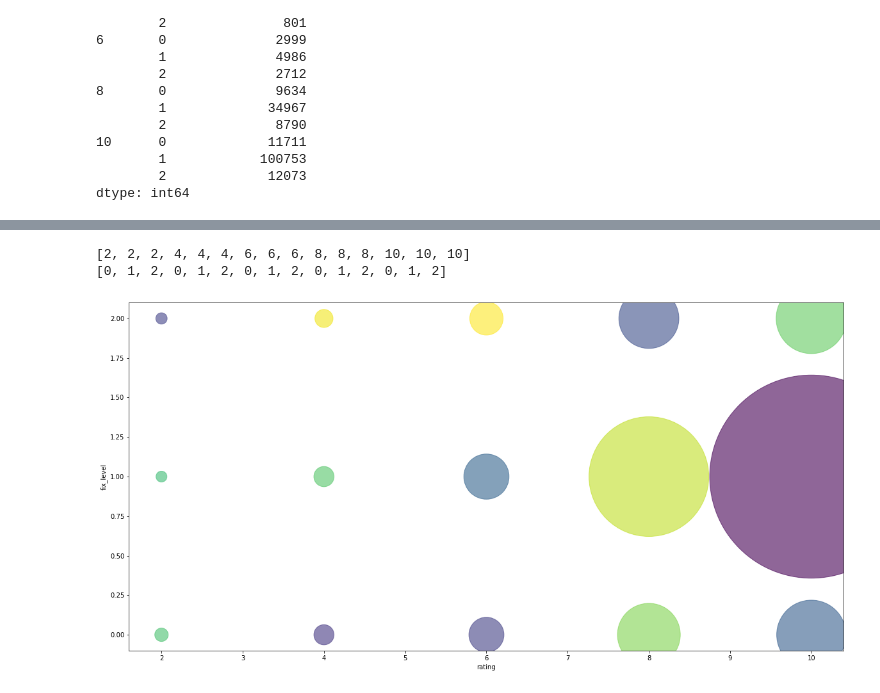
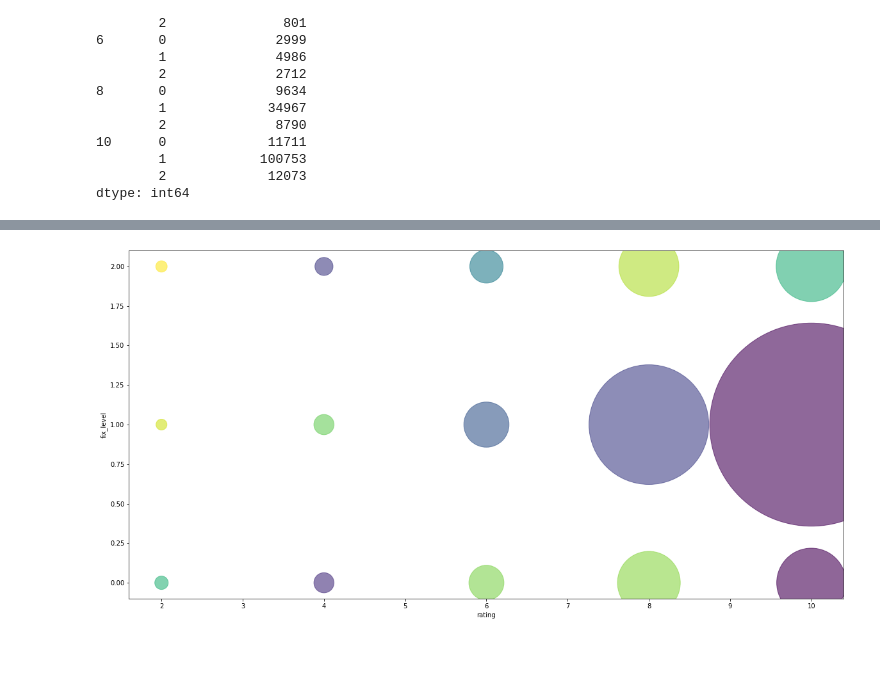
Before and after one commit to WZX1998/Clothing-Fit-Data-Mining, a Jupyter notebook: CSE 258 Assignment2.ipynb, the cells around one changed output, grey strips where cells are left out. Cells and saved outputs as stored; diff of their text form; code cells hidden in the pictures; blank space fills up the shorter version.

```diff
--- a/CSE 258 Assignment2.ipynb
+++ b/CSE 258 Assignment2.ipynb
@@ -92,6 +92,8 @@ df['fit_level']
 192460    1
 192461    1
 Name: fit_level, Length: 192462, dtype: int64
+# %%
+df['review_text_length'] = df['review_text'].map(lambda x: len(x))
 # %%
 df.corr()
 # %% [output]
@@ -175,5 +171,10 @@ rating  fit_level
         2             12073
 dtype: int64
 # %%
-test = list(df.groupby(['rating', 'fit_level']).size())
-test
+rank = list(df.groupby(['rating', 'fit_level']).size())
+x_ = []
+y_ = []
+for i in range(5):
+    for j in range(3):
+        x_.append((i+1)*2)
+        y_.append(j)
@@ -196,21 +181,9 @@ test
-# %%
-x_ = []
-y_ = []
-for i in range(5):
-    for j in range(3):
-        x_.append((i+1)*2)
-        y_.append(j)
-print(x_)
-print(y_)
-# %% [output]
-[2, 2, 2, 4, 4, 4, 6, 6, 6, 8, 8, 8, 10, 10, 10]
-[0, 1, 2, 0, 1, 2, 0, 1, 2, 0, 1, 2, 0, 1, 2]
 # %%
 fig = plt.figure(figsize=(20, 10))
 colors = np.random.rand(len(x_))
-plt.scatter(x_, y_, s=test, c=colors, alpha=0.6)
+plt.scatter(x_, y_, s=rank, c=colors, alpha=0.6)
 plt.xlabel('rating')
 plt.ylabel('fix_level')
 plt.show()
 # %% [output]
-[figure, old version]
+[figure, new version]
```
Also changed, not shown: parts of 6 cells of this notebook.
